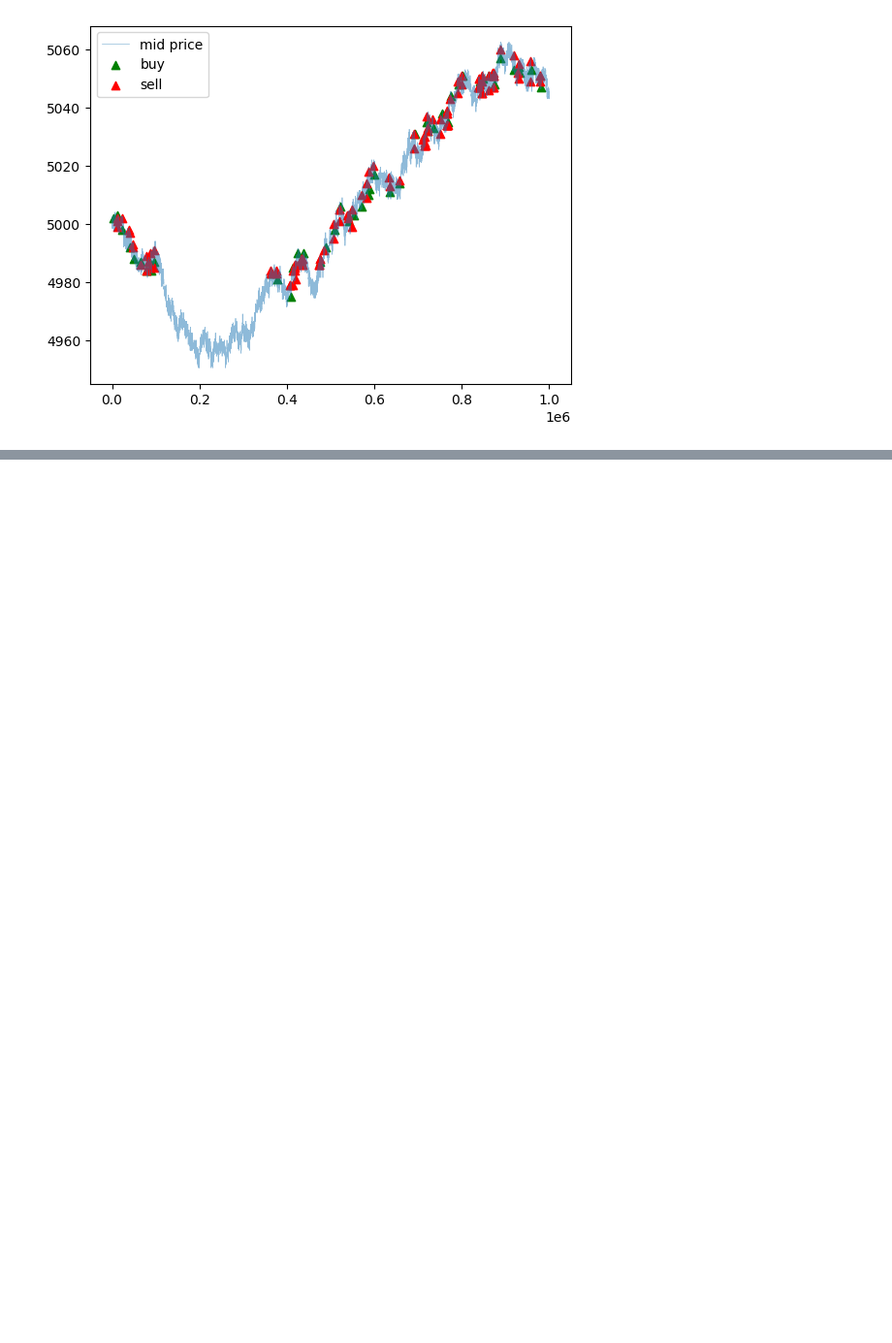
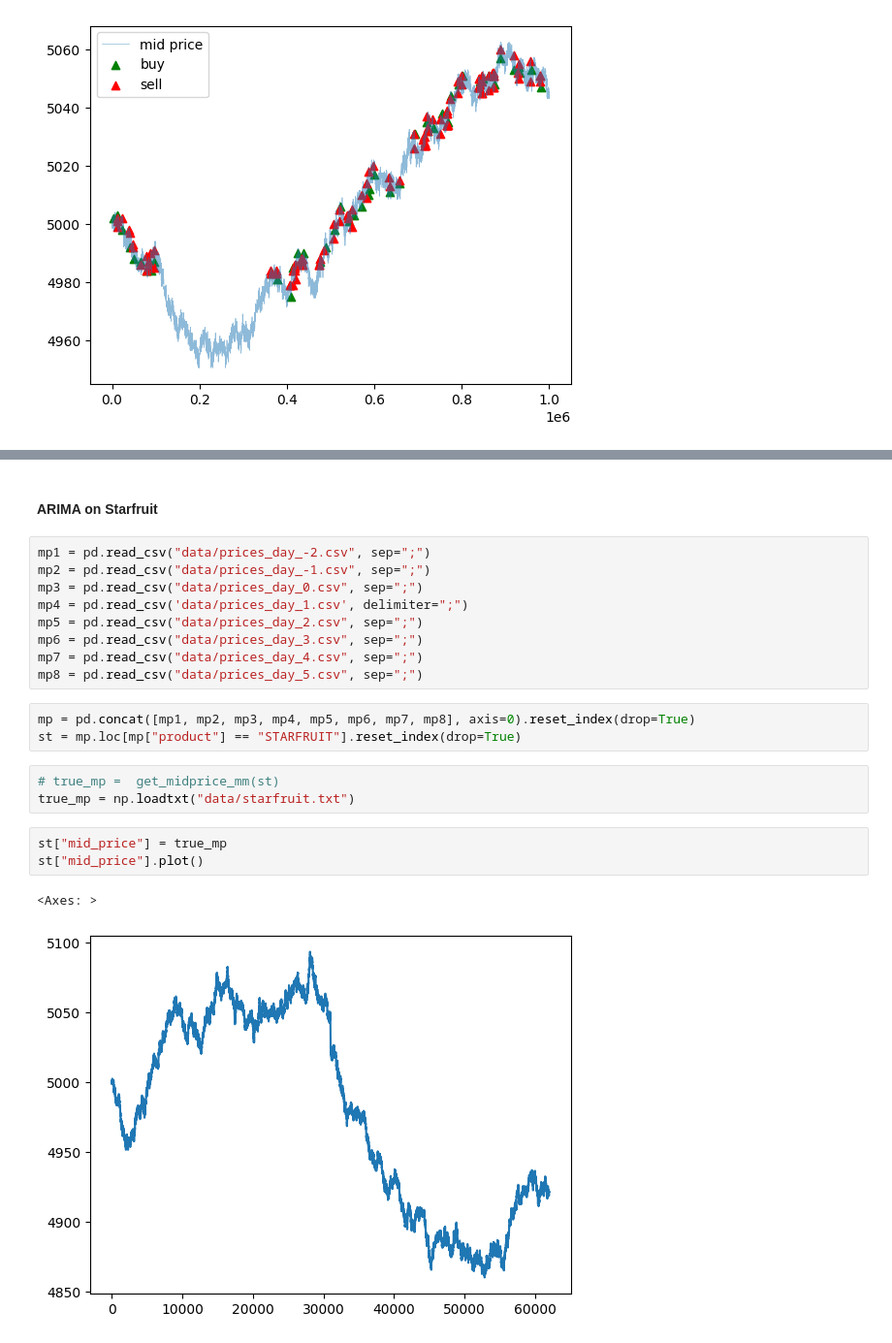
Before and after one commit to karinsim/Prosperity-2-backtester, a Jupyter notebook: round1/round1_pnl.ipynb, the cells around one changed output, grey strips where cells are left out. Shown at 97% size. Saved outputs shown, nothing was run; the diff lists cells and outputs as text; blank space fills up the shorter version.

```diff
--- a/round1/round1_pnl.ipynb
+++ b/round1/round1_pnl.ipynb
@@ -59,0 +138,23 @@ plt.show()
+# %% [markdown]
+#### ARIMA on Starfruit
+# %%
+mp1 = pd.read_csv("data/prices_day_-2.csv", sep=";")
+mp2 = pd.read_csv("data/prices_day_-1.csv", sep=";")
+mp3 = pd.read_csv("data/prices_day_0.csv", sep=";")
+mp4 = pd.read_csv('data/prices_day_1.csv', delimiter=";")
+mp5 = pd.read_csv("data/prices_day_2.csv", sep=";")
+mp6 = pd.read_csv("data/prices_day_3.csv", sep=";")
+mp7 = pd.read_csv("data/prices_day_4.csv", sep=";")
+mp8 = pd.read_csv("data/prices_day_5.csv", sep=";")
+# %%
+mp = pd.concat([mp1, mp2, mp3, mp4, mp5, mp6, mp7, mp8], axis=0).reset_index(drop=True)
+st = mp.loc[mp["product"] == "STARFRUIT"].reset_index(drop=True)
+# %%
+# true_mp =  get_midprice_mm(st)
+true_mp = np.loadtxt("data/starfruit.txt")
+# %%
+st["mid_price"] = true_mp
+st["mid_price"].plot()
+# %% [output]
+<Axes: >
+[figure, added]
```
Also changed, not shown: parts of 19 cells of this notebook, 4 other files.
